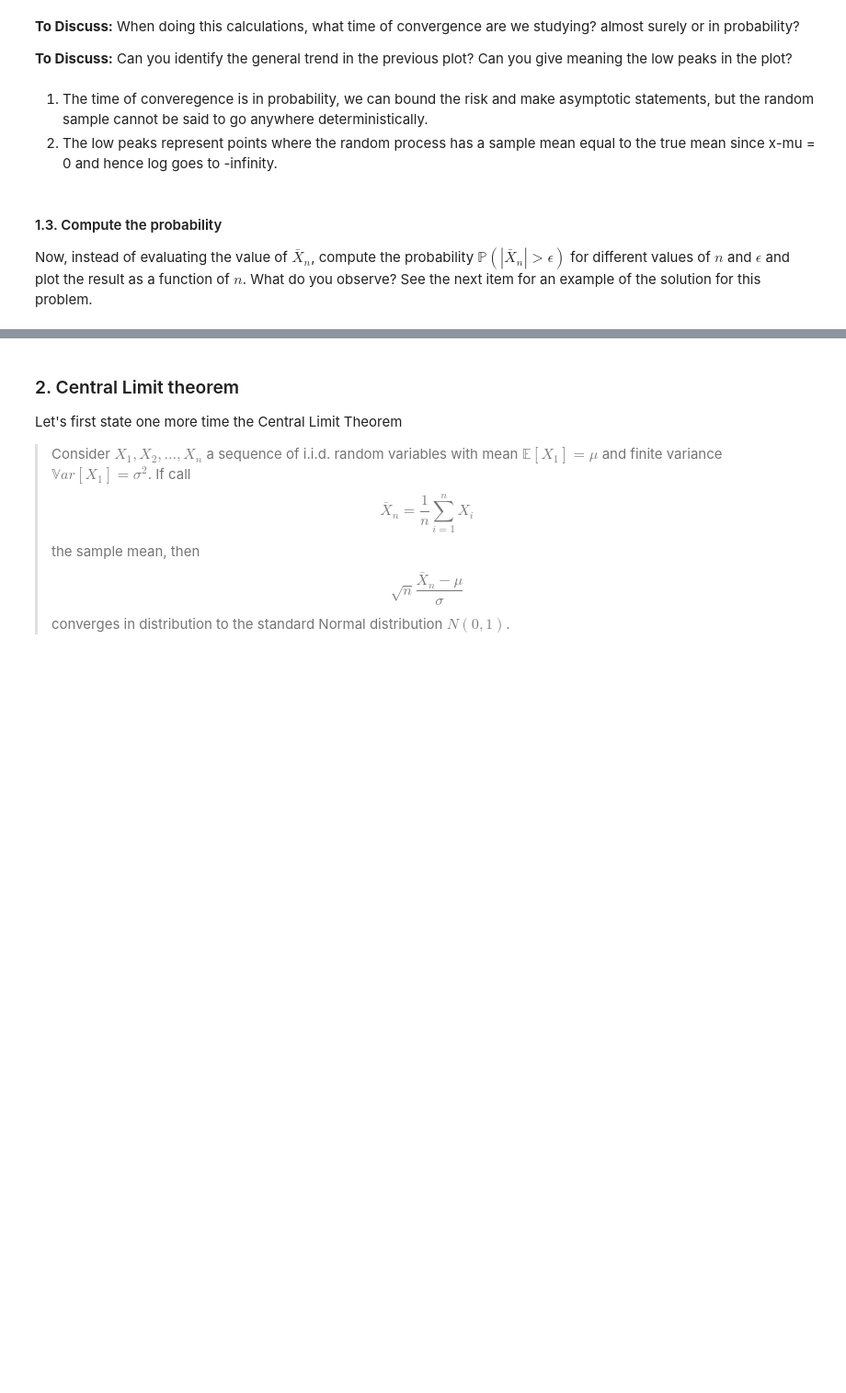
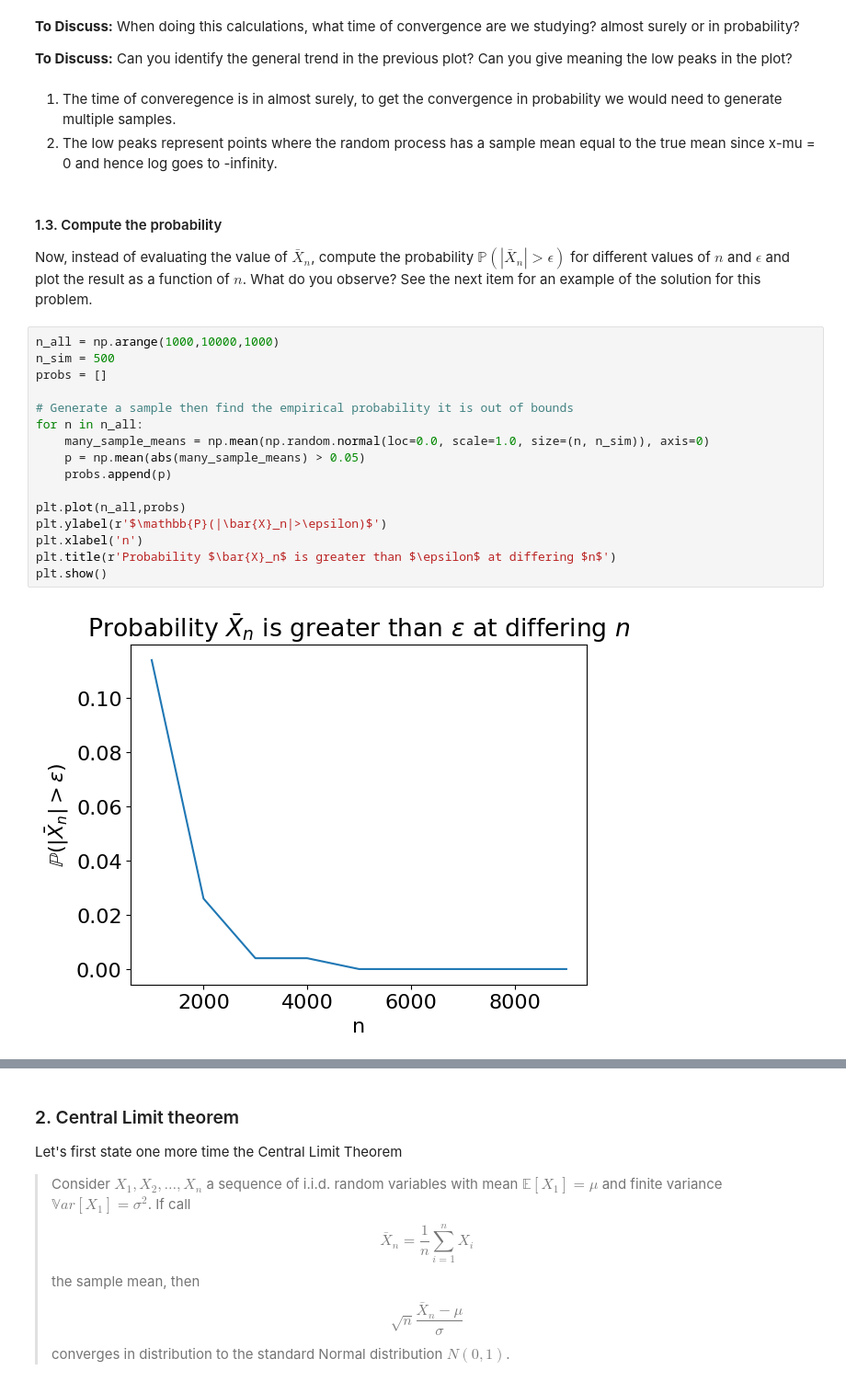
Before and after one commit to UCB-stat-201a-fall23/project02-SorenRajani, a Jupyter notebook: Project02-Concentration.ipynb, the cells around one changed output, grey strips where cells are left out. Shown at 92% size. Cells and saved outputs as stored; diff of their text form; blank space fills up the shorter version.

Commit message:
Added 1.3 graph

```diff
--- a/Project02-Concentration.ipynb
+++ b/Project02-Concentration.ipynb
@@ -103,13 +103,31 @@ plt.show()
 **To Discuss:** Can you identify the general trend in the previous plot? Can you give meaning the low peaks in the plot?
 # %% [markdown]
 <ol>
-    <li>The time of converegence is in probability, we can bound the risk and make asymptotic statements, but the random sample cannot be said to go anywhere deterministically. </li>
+    <li>The time of converegence is in almost surely, to get the convergence in probability we would need to generate multiple samples. </li>
     <li>The low peaks represent points where the random process has a sample mean equal to the true mean since x-mu = 0 and hence log goes to -infinity. </li>
 </ol>
 # %% [markdown]
 #### 1.3. Compute the probability
 
 Now, instead of evaluating the value of $\bar X_n$, compute the probability $\mathbb P \left( | \bar X_n | > \epsilon \right)$ for different values of $n$ and $\epsilon$ and plot the result as a function of $n$. What do you observe? See the next item for an example of the solution for this problem.
+# %%
+n_all = np.arange(1000,10000,1000)
+n_sim = 500
+probs = []
+
+# Generate a sample then find the empirical probability it is out of bounds
+for n in n_all:
+    many_sample_means = np.mean(np.random.normal(loc=0.0, scale=1.0, size=(n, n_sim)), axis=0)
+    p = np.mean(abs(many_sample_means) > 0.05)
+    probs.append(p)
+
+plt.plot(n_all,probs)
+plt.ylabel(r'$\mathbb{P}(|\bar{X}_n|>\epsilon)$')
+plt.xlabel('n')
+plt.title(r'Probability $\bar{X}_n$ is greater than $\epsilon$ at differing $n$')
+plt.show()
+# %% [output]
+[figure, added]
 # %% [markdown]
 #### 1.4. Concentration bounds
 
```
